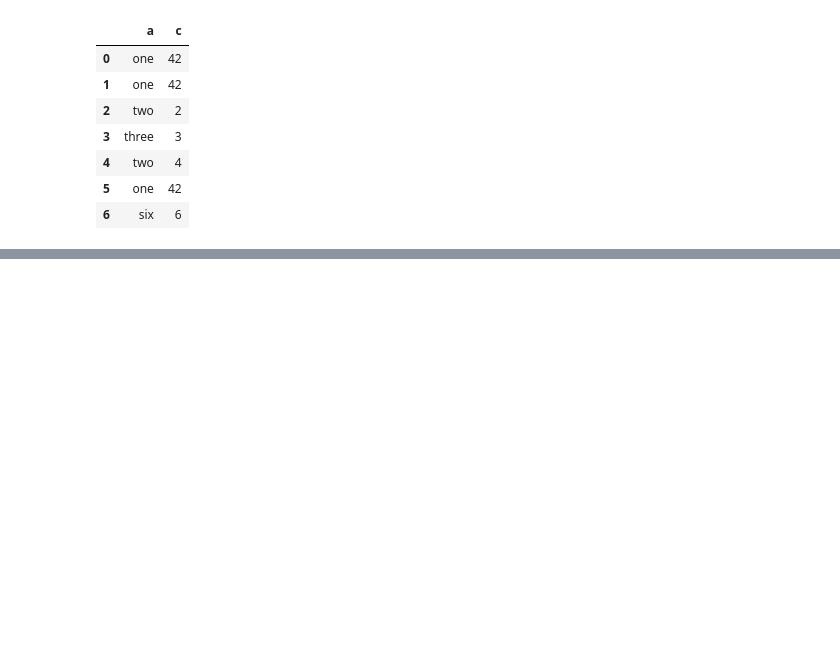
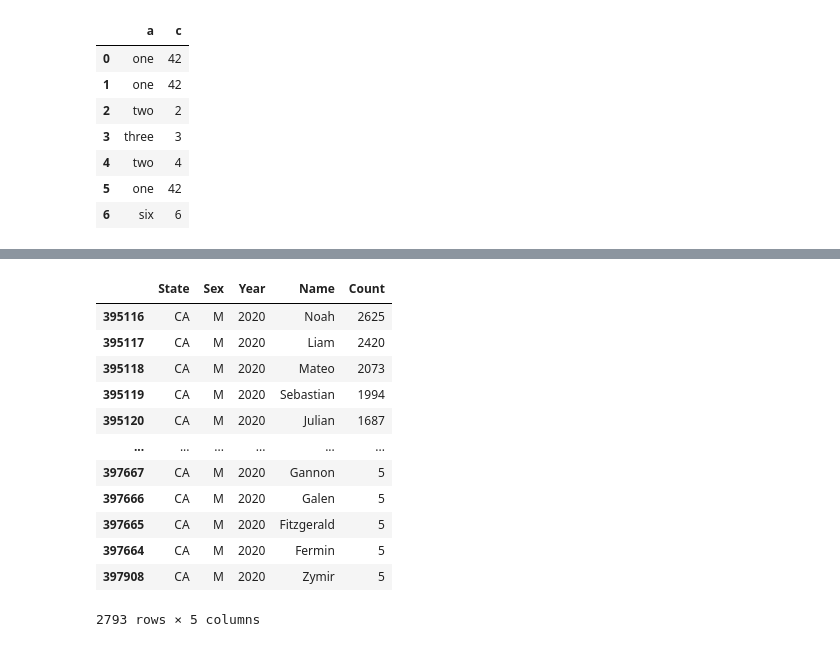
Before and after one commit to bongomarcel/CERI_Pandas, a Jupyter notebook: Lecture_Notebook.ipynb, the cells around one changed output, grey strips where cells are left out. Cells and saved outputs as stored; diff of their text form; code cells hidden in the pictures; blank space fills up the shorter version.

```diff
--- a/Lecture_Notebook.ipynb
+++ b/Lecture_Notebook.ipynb
@@ -723,0 +749,19 @@ dfd
+# %%
+(
+    babynames.query('Sex == "M" and Year == 2020')
+.sort_values("Count", ascending = False)
+)
+# %% [output]
+|  | State | Sex | Year | Name | Count |
+| 395116 | CA | M | 2020 | Noah | 2625 |
+| 395117 | CA | M | 2020 | Liam | 2420 |
+| 395118 | CA | M | 2020 | Mateo | 2073 |
+| 395119 | CA | M | 2020 | Sebastian | 1994 |
+| 395120 | CA | M | 2020 | Julian | 1687 |
+| ... | ... | ... | ... | ... | ... |
+| 397667 | CA | M | 2020 | Gannon | 5 |
+| 397666 | CA | M | 2020 | Galen | 5 |
+| 397665 | CA | M | 2020 | Fitzgerald | 5 |
+| 397664 | CA | M | 2020 | Fermin | 5 |
+| 397908 | CA | M | 2020 | Zymir | 5 |
+2793 rows × 5 columns
```
Also changed, not shown: parts of 92 cells of this notebook.
